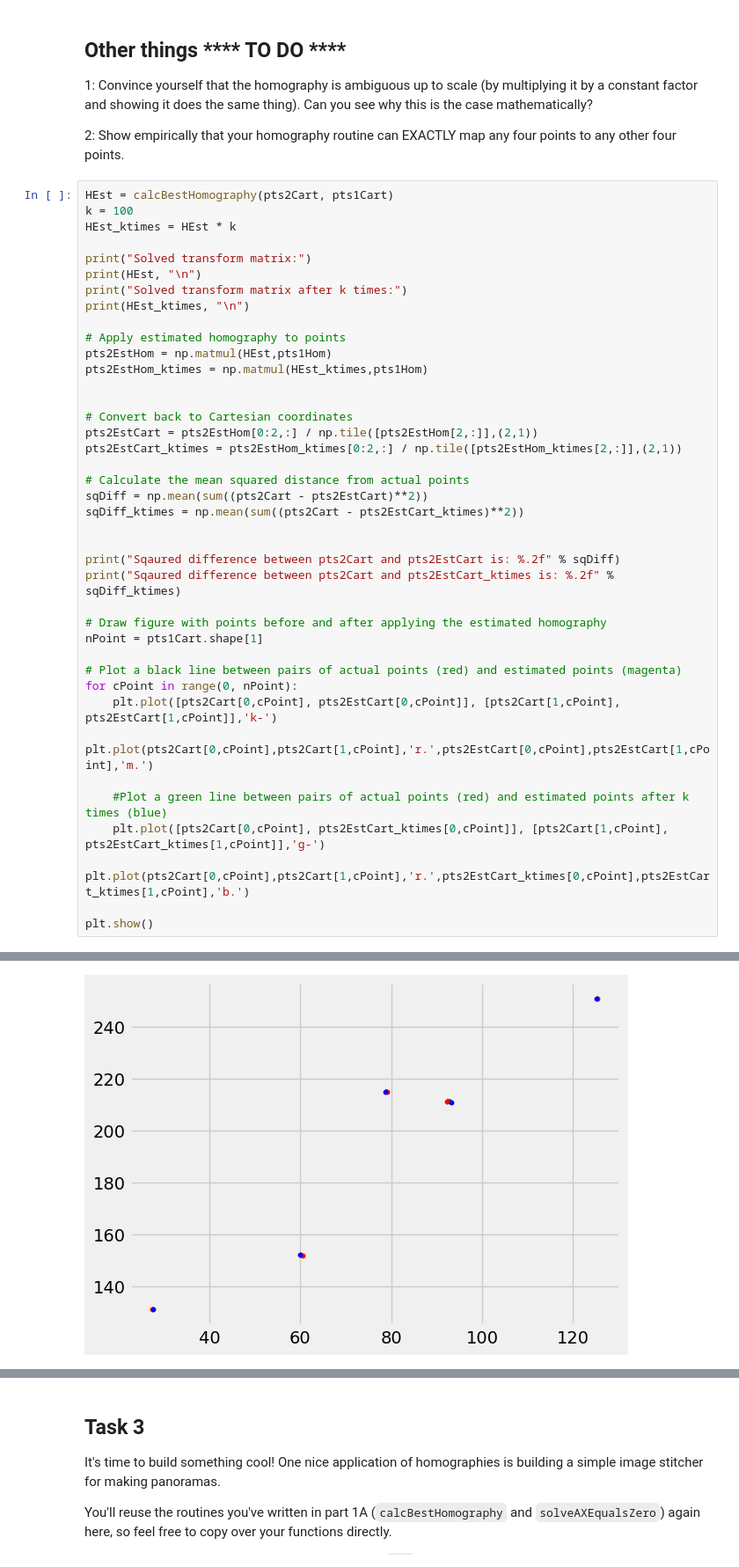
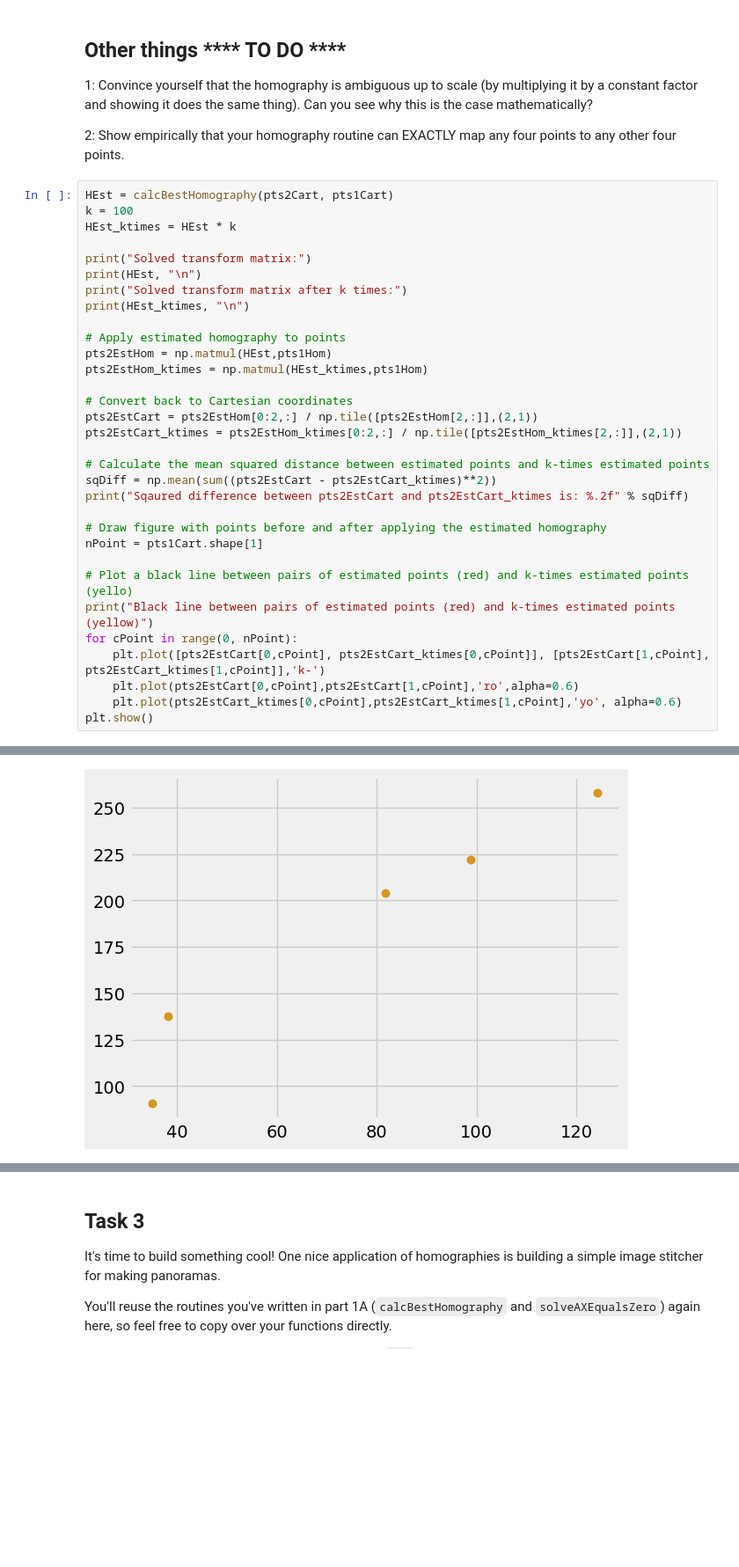
Before and after one commit to coder2Young/comp0241_24_grp6, a Jupyter notebook: labs/Lab3.ipynb, the cells around one changed output, grey strips where cells are left out. Shown at 88% size. Saved outputs shown, nothing was run; the diff lists cells and outputs as text; blank space fills up the shorter version.

```diff
--- a/labs/Lab3.ipynb
+++ b/labs/Lab3.ipynb
@@ -500,31 +493,23 @@ print(HEst_ktimes, "\n")
 pts2EstHom = np.matmul(HEst,pts1Hom)
 pts2EstHom_ktimes = np.matmul(HEst_ktimes,pts1Hom)
 
-
 # Convert back to Cartesian coordinates
 pts2EstCart = pts2EstHom[0:2,:] / np.tile([pts2EstHom[2,:]],(2,1))
 pts2EstCart_ktimes = pts2EstHom_ktimes[0:2,:] / np.tile([pts2EstHom_ktimes[2,:]],(2,1))
 
-# Calculate the mean squared distance from actual points
-sqDiff = np.mean(sum((pts2Cart - pts2EstCart)**2))
-sqDiff_ktimes = np.mean(sum((pts2Cart - pts2EstCart_ktimes)**2))
-
-
-print("Sqaured difference between pts2Cart and pts2EstCart is: %.2f" % sqDiff)
-print("Sqaured difference between pts2Cart and pts2EstCart_ktimes is: %.2f" % sqDiff_ktimes)
+# Calculate the mean squared distance between estimated points and k-times estimated points
+sqDiff = np.mean(sum((pts2EstCart - pts2EstCart_ktimes)**2))
+print("Sqaured difference between pts2EstCart and pts2EstCart_ktimes is: %.2f" % sqDiff)
 
 # Draw figure with points before and after applying the estimated homography
 nPoint = pts1Cart.shape[1]
 
-# Plot a black line between pairs of actual points (red) and estimated points (magenta)
+# Plot a black line between pairs of estimated points (red) and k-times estimated points (yello)
+print("Black line between pairs of estimated points (red) and k-times estimated points (yellow)")
 for cPoint in range(0, nPoint):
-    plt.plot([pts2Cart[0,cPoint], pts2EstCart[0,cPoint]], [pts2Cart[1,cPoint], pts2EstCart[1,cPoint]],'k-')
-    plt.plot(pts2Cart[0,cPoint],pts2Cart[1,cPoint],'r.',pts2EstCart[0,cPoint],pts2EstCart[1,cPoint],'m.')
-
-    #Plot a green line between pairs of actual points (red) and estimated points after k times (blue)
-    plt.plot([pts2Cart[0,cPoint], pts2EstCart_ktimes[0,cPoint]], [pts2Cart[1,cPoint], pts2EstCart_ktimes[1,cPoint]],'g-')
-    plt.plot(pts2Cart[0,cPoint],pts2Cart[1,cPoint],'r.',pts2EstCart_ktimes[0,cPoint],pts2EstCart_ktimes[1,cPoint],'b.')
-
+    plt.plot([pts2EstCart[0,cPoint], pts2EstCart_ktimes[0,cPoint]], [pts2EstCart[1,cPoint], pts2EstCart_ktimes[1,cPoint]],'k-')
+    plt.plot(pts2EstCart[0,cPoint],pts2EstCart[1,cPoint],'ro',alpha=0.6)
+    plt.plot(pts2EstCart_ktimes[0,cPoint],pts2EstCart_ktimes[1,cPoint],'yo', alpha=0.6)
 plt.show()
 # %% [output]
 Solved transform matrix:
@@ -542,4 +527,4 @@ Sqaured difference between pts2Cart and pts2EstCart_ktimes is: 0.37
-[figure, old version]
+[figure, new version]
 # %%
 # Randomly generate some source points and destination points
 src_points = [(random.uniform(0, 100), random.uniform(0, 100)) for _ in range(4)]
```
Also changed, not shown: parts of 9 cells of this notebook.
